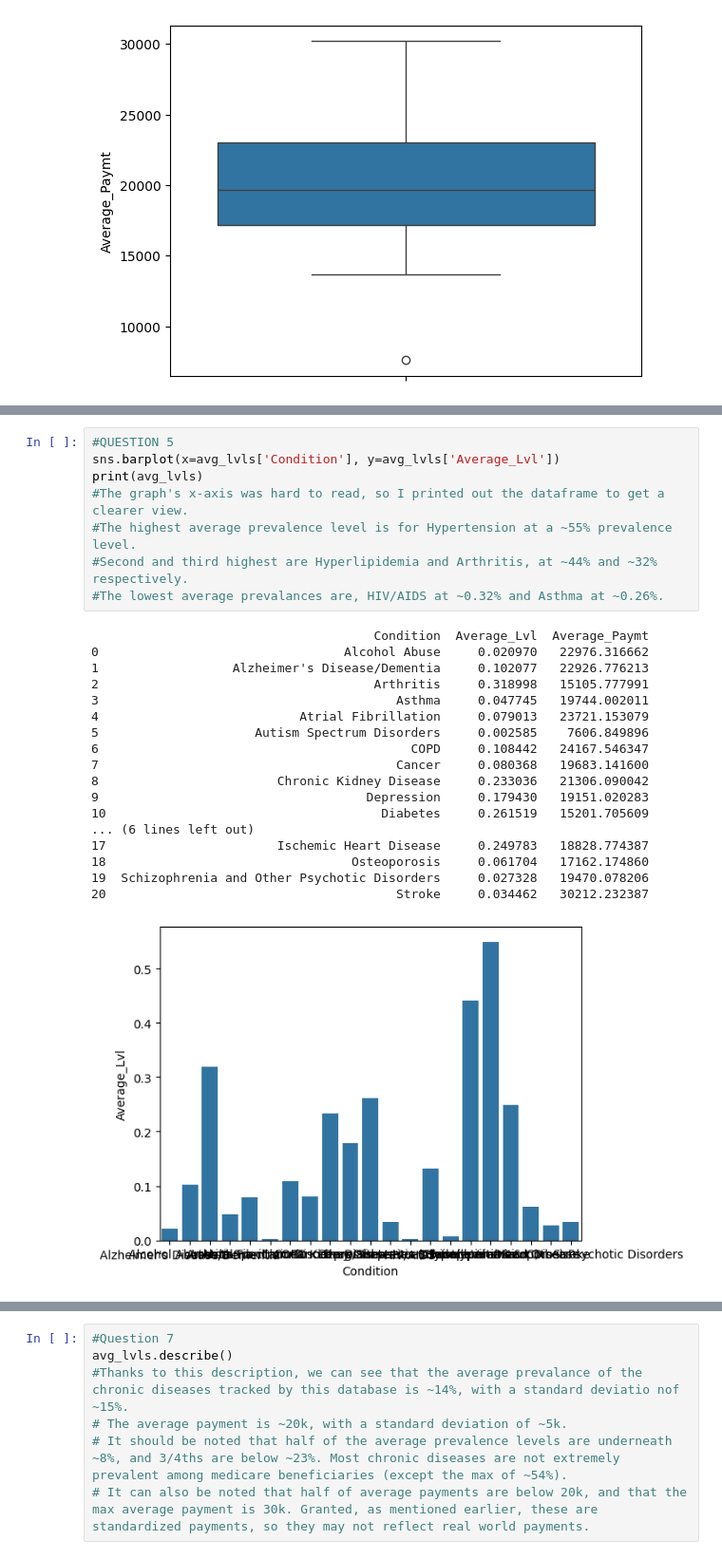
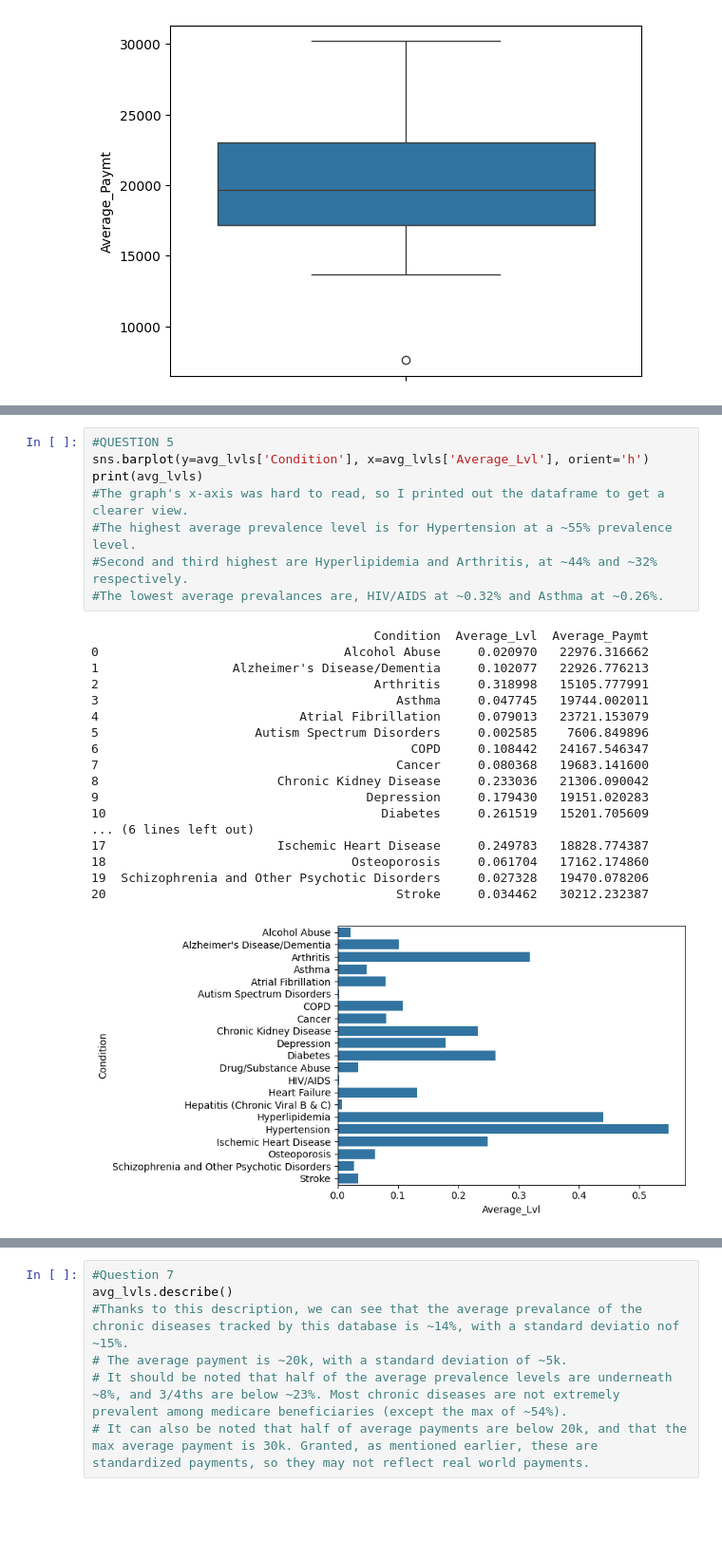
Before and after one commit to FlavienS6/visualization, a Jupyter notebook: assignment/assignment.ipynb, the cells around one changed output, grey strips where cells are left out. Shown at 95% size. Drawn from its saved outputs; the diff is of its cells as text; blank space fills up the shorter version.

```diff
--- a/assignment/assignment.ipynb
+++ b/assignment/assignment.ipynb
@@ -318,30 +318,30 @@ sns.countplot(avg_lvls['Condition'])
 [figure]
 # %%
 #QUESTION 5
-sns.barplot(x=avg_lvls['Condition'], y=avg_lvls['Average_Lvl'])
+sns.barplot(y=avg_lvls['Condition'], x=avg_lvls['Average_Lvl'], orient='h')
 print(avg_lvls)
 #The graph's x-axis was hard to read, so I printed out the dataframe to get a clearer view.
 #The highest average prevalence level is for Hypertension at a ~55% prevalence level.
 #Second and third highest are Hyperlipidemia and Arthritis, at ~44% and ~32% respectively.
 #The lowest average prevalances are, HIV/AIDS at ~0.32% and Asthma at ~0.26%.
 # %% [output]
                                       Condition  Average_Lvl  Average_Paymt
 0                                 Alcohol Abuse     0.020970   22976.316662
 1                  Alzheimer's Disease/Dementia     0.102077   22926.776213
 2                                     Arthritis     0.318998   15105.777991
 3                                        Asthma     0.047745   19744.002011
 4                           Atrial Fibrillation     0.079013   23721.153079
 5                     Autism Spectrum Disorders     0.002585    7606.849896
 6                                          COPD     0.108442   24167.546347
 7                                        Cancer     0.080368   19683.141600
 8                        Chronic Kidney Disease     0.233036   21306.090042
 9                                    Depression     0.179430   19151.020283
 10                                     Diabetes     0.261519   15201.705609
 ... (6 lines left out)
 17                       Ischemic Heart Disease     0.249783   18828.774387
 18                                 Osteoporosis     0.061704   17162.174860
 19  Schizophrenia and Other Psychotic Disorders     0.027328   19470.078206
 20                                       Stroke     0.034462   30212.232387
-[figure, old version]
+[figure, new version]
 # %%
 #QUESTION 5 (cont.)
```
Also changed, not shown: parts of 5 cells of this notebook.
